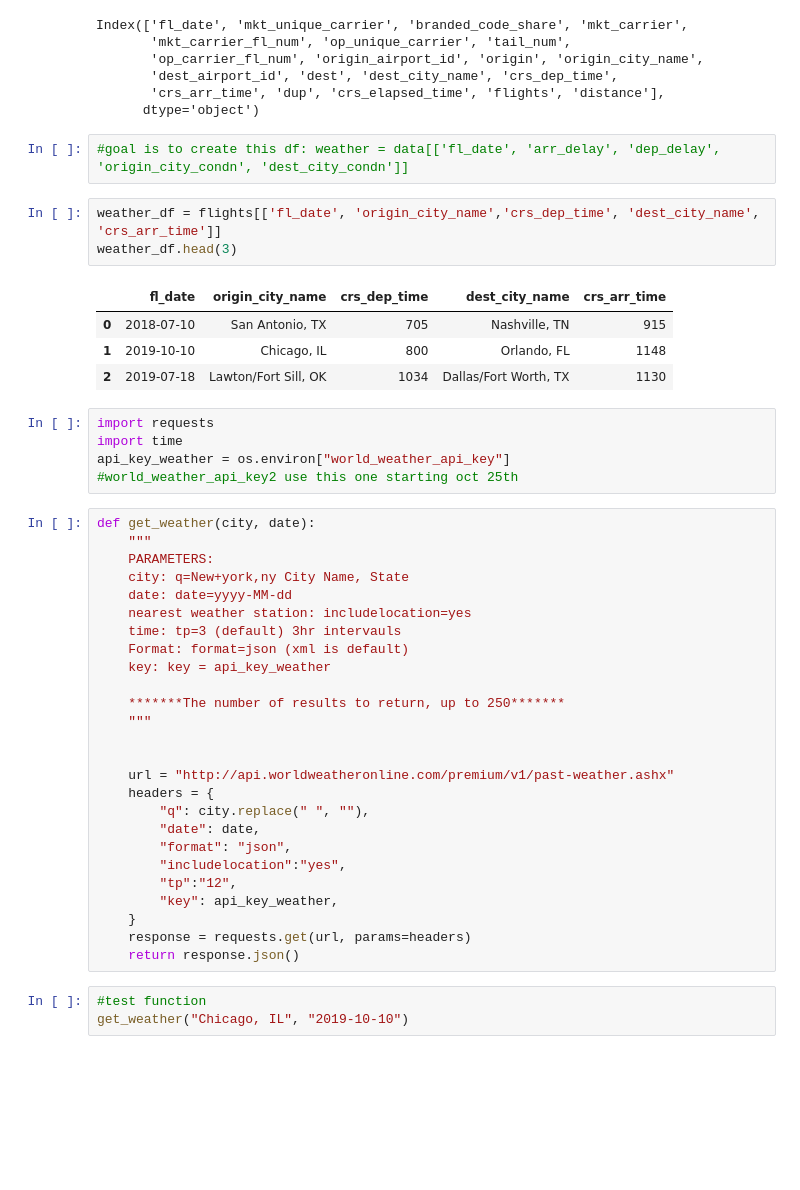
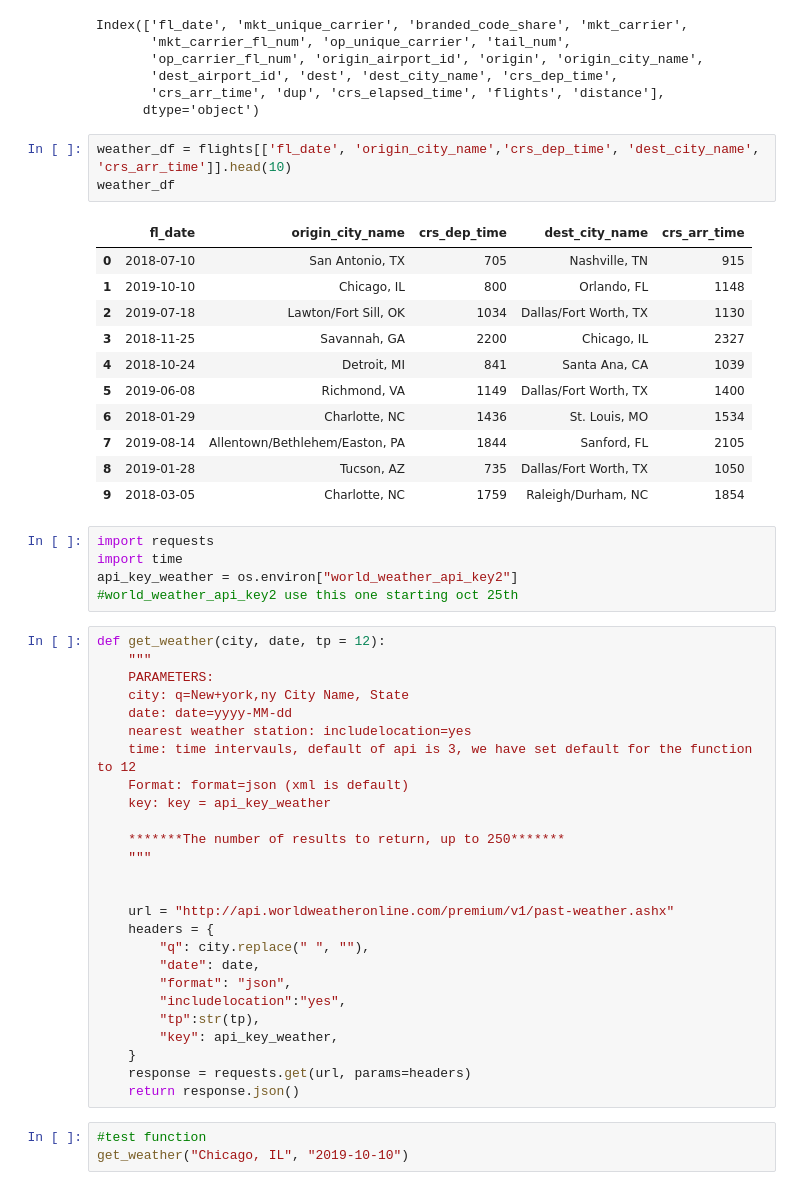
Before and after one commit to BRCanada/Flight-Delay-Prediction, a Jupyter notebook: Flight_Data_Exploration_HC.ipynb, the cells around one changed output. Saved outputs shown, nothing was run; the diff lists cells and outputs as text; blank space fills up the shorter version.

```diff
--- a/Flight_Data_Exploration_HC.ipynb
+++ b/Flight_Data_Exploration_HC.ipynb
@@ -260,29 +85,34 @@ Index(['fl_date', 'mkt_unique_carrier', 'branded_code_share', 'mkt_carrier',
        'dest_airport_id', 'dest', 'dest_city_name', 'crs_dep_time',
        'crs_arr_time', 'dup', 'crs_elapsed_time', 'flights', 'distance'],
       dtype='object')
-# %%
-#goal is to create this df: weather = data[['fl_date', 'arr_delay', 'dep_delay', 'origin_city_condn', 'dest_city_condn']]
 # %%
-weather_df = flights[['fl_date', 'origin_city_name','crs_dep_time', 'dest_city_name', 'crs_arr_time']]
-weather_df.head(3)
+weather_df = flights[['fl_date', 'origin_city_name','crs_dep_time', 'dest_city_name', 'crs_arr_time']].head(10)
+weather_df
 # %% [output]
 |  | fl_date | origin_city_name | crs_dep_time | dest_city_name | crs_arr_time |
 | 0 | 2018-07-10 | San Antonio, TX | 705 | Nashville, TN | 915 |
 | 1 | 2019-10-10 | Chicago, IL | 800 | Orlando, FL | 1148 |
 | 2 | 2019-07-18 | Lawton/Fort Sill, OK | 1034 | Dallas/Fort Worth, TX | 1130 |
+| 3 | 2018-11-25 | Savannah, GA | 2200 | Chicago, IL | 2327 |
+| 4 | 2018-10-24 | Detroit, MI | 841 | Santa Ana, CA | 1039 |
+| 5 | 2019-06-08 | Richmond, VA | 1149 | Dallas/Fort Worth, TX | 1400 |
+| 6 | 2018-01-29 | Charlotte, NC | 1436 | St. Louis, MO | 1534 |
+| 7 | 2019-08-14 | Allentown/Bethlehem/Easton, PA | 1844 | Sanford, FL | 2105 |
+| 8 | 2019-01-28 | Tucson, AZ | 735 | Dallas/Fort Worth, TX | 1050 |
+| 9 | 2018-03-05 | Charlotte, NC | 1759 | Raleigh/Durham, NC | 1854 |
 # %%
 import requests
 import time
-api_key_weather = os.environ["world_weather_api_key"]
+api_key_weather = os.environ["world_weather_api_key2"]
 #world_weather_api_key2 use this one starting oct 25th
 # %%
-def get_weather(city, date):
+def get_weather(city, date, tp = 12):
     """
     PARAMETERS:
     city: q=New+york,ny City Name, State
     date: date=yyyy-MM-dd
     nearest weather station: includelocation=yes
-    time: tp=3 (default) 3hr intervauls
+    time: time intervauls, default of api is 3, we have set default for the function to 12
     Format: format=json (xml is default)
     key: key = api_key_weather
 
@@ -296,7 +126,7 @@ def get_weather(city, date):
         "date": date,
         "format": "json",
         "includelocation":"yes",
-        "tp":"12",
+        "tp":str(tp),
         "key": api_key_weather,
     }
     response = requests.get(url, params=headers)
```
Also changed, not shown: parts of 48 cells of this notebook, 5 other files.
